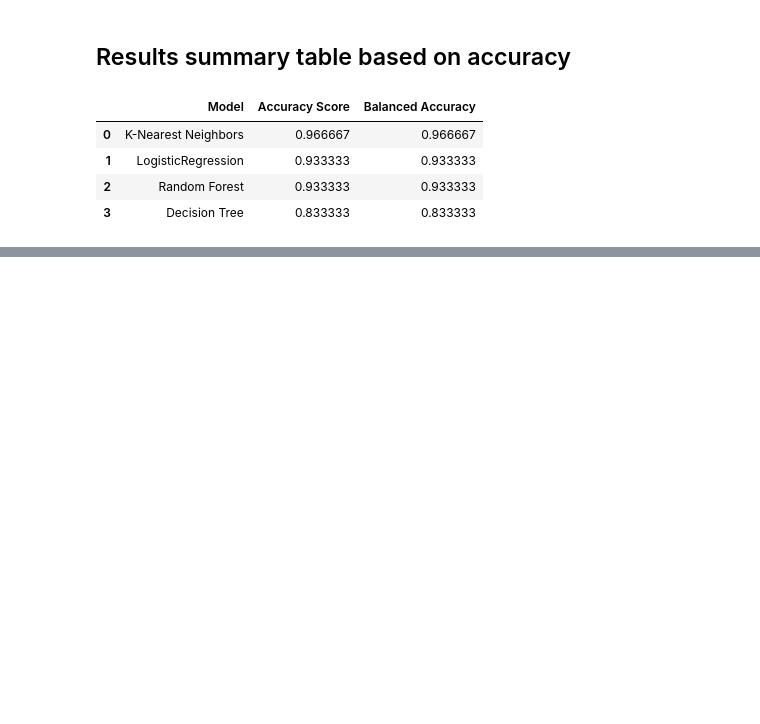
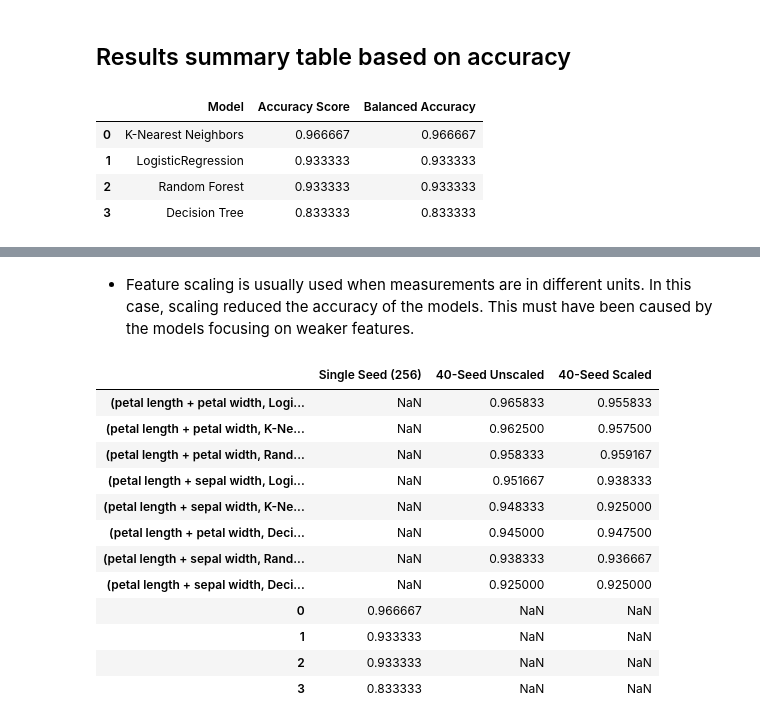
Before and after one commit to kjkyagambiddwa/OIBSIP, a Jupyter notebook: DataScience-Task1-IrisClassification/Iris_Classification.ipynb, the cells around one changed output, grey strips where cells are left out. Saved outputs shown, nothing was run; the diff lists cells and outputs as text; code cells hidden in the pictures; blank space fills up the shorter version.

```diff
--- a/DataScience-Task1-IrisClassification/Iris_Classification.ipynb
+++ b/DataScience-Task1-IrisClassification/Iris_Classification.ipynb
@@ -325,0 +437,36 @@ Logistic Regression has the highest score both in plain accuracy and the balance
+# %%
+seed_results_scaled = []
+
+for pair_name, fits in options.items():
+    for name, model in models.items():
+        for random_seed in seeds:
+            X_r = df[fits]
+            y_r = df["target"]
+            X_tr, X_te, y_tr, y_te = train_test_split(X_r, y_r, test_size=0.2, random_state=random_seed, stratify=y_r)
+
+            # Standardized features
+            scaler = StandardScaler()
+            X_tr_scaled = scaler.fit_transform(X_tr)
+            X_te_scaled = scaler.transform(X_te)
+
+            model.fit(X_tr_scaled, y_tr)
+            pred = model.predict(X_te_scaled)
+
+            seed_results_scaled.append({
+                "Feature Pair": pair_name,
+                "Model Choice": name,
+                "seed": random_seed,
+                "Balanced Accuracy": balanced_accuracy_score(y_te, pred),
+                "Accuracy Score": accuracy_score(y_te, pred)
+            })
+
+seed_df_scaled = pd.DataFrame(seed_results_scaled)
+
+# Aggregate mean accuracy and sort
+summary_df_scaled = (
+    seed_df_scaled.groupby(["Feature Pair", "Model Choice"])[["Accuracy Score", "Balanced Accuracy"]]
+    .mean()
+    .sort_values(by="Accuracy Score", ascending=False)
+)
+
+summary_df_scaled
@@ -325,0 +484,24 @@ Logistic Regression has the highest score both in plain accuracy and the balance
+# %% [markdown]
+- Feature scaling is usually used when measurements are in different units. In this case, scaling reduced the accuracy of the models. This must have been caused by the models focusing on weaker features.
+# %%
+comp_acc = pd.DataFrame({
+    "Single Seed (256)": output["Accuracy Score"],
+    "40-Seed Unscaled": summary_df["Accuracy Score"],
+    "40-Seed Scaled": summary_df_scaled["Accuracy Score"]
+})
+
+comp_acc.sort_values(by="40-Seed Unscaled", ascending=False)
+# %% [output]
+|  | Single Seed (256) | 40-Seed Unscaled | 40-Seed Scaled |
+| (petal length + petal width, Logi... | NaN | 0.965833 | 0.955833 |
+| (petal length + petal width, K-Ne... | NaN | 0.962500 | 0.957500 |
+| (petal length + petal width, Rand... | NaN | 0.958333 | 0.959167 |
+| (petal length + sepal width, Logi... | NaN | 0.951667 | 0.938333 |
+| (petal length + sepal width, K-Ne... | NaN | 0.948333 | 0.925000 |
+| (petal length + petal width, Deci... | NaN | 0.945000 | 0.947500 |
+| (petal length + sepal width, Rand... | NaN | 0.938333 | 0.936667 |
+| (petal length + sepal width, Deci... | NaN | 0.925000 | 0.925000 |
+| 0 | 0.966667 | NaN | NaN |
+| 1 | 0.933333 | NaN | NaN |
+| 2 | 0.933333 | NaN | NaN |
+| 3 | 0.833333 | NaN | NaN |
```
Also changed, not shown: parts of 16 cells of this notebook.
